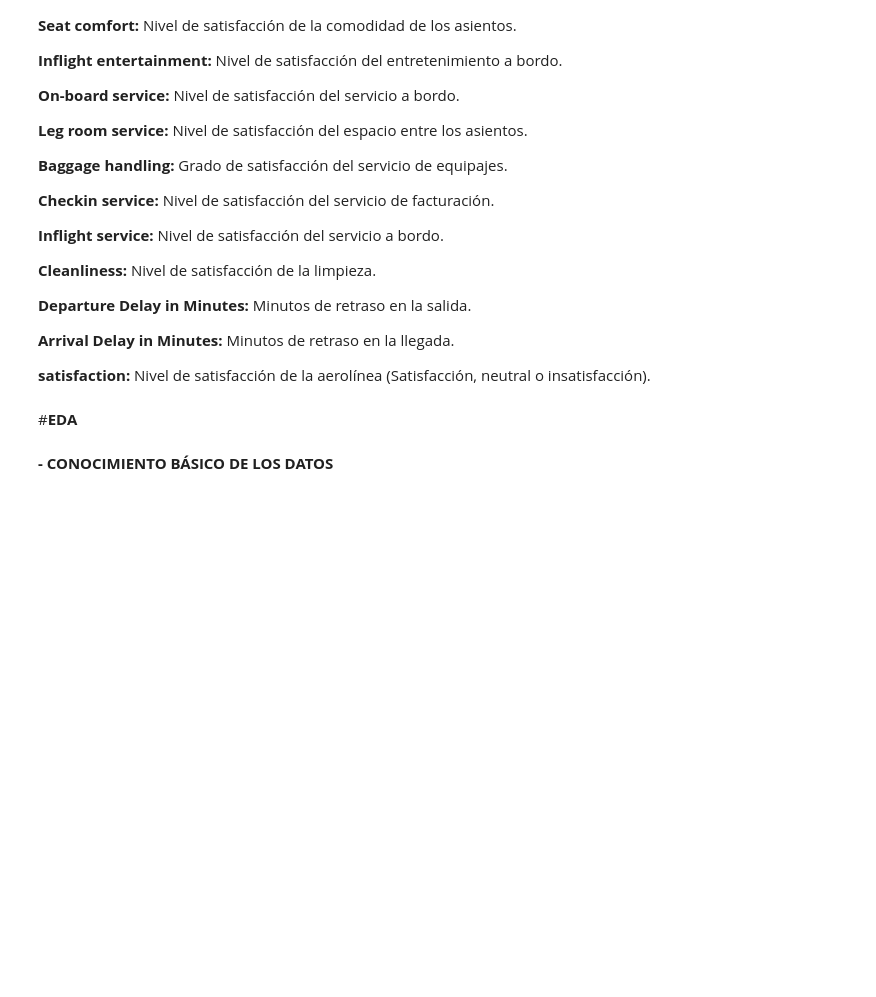
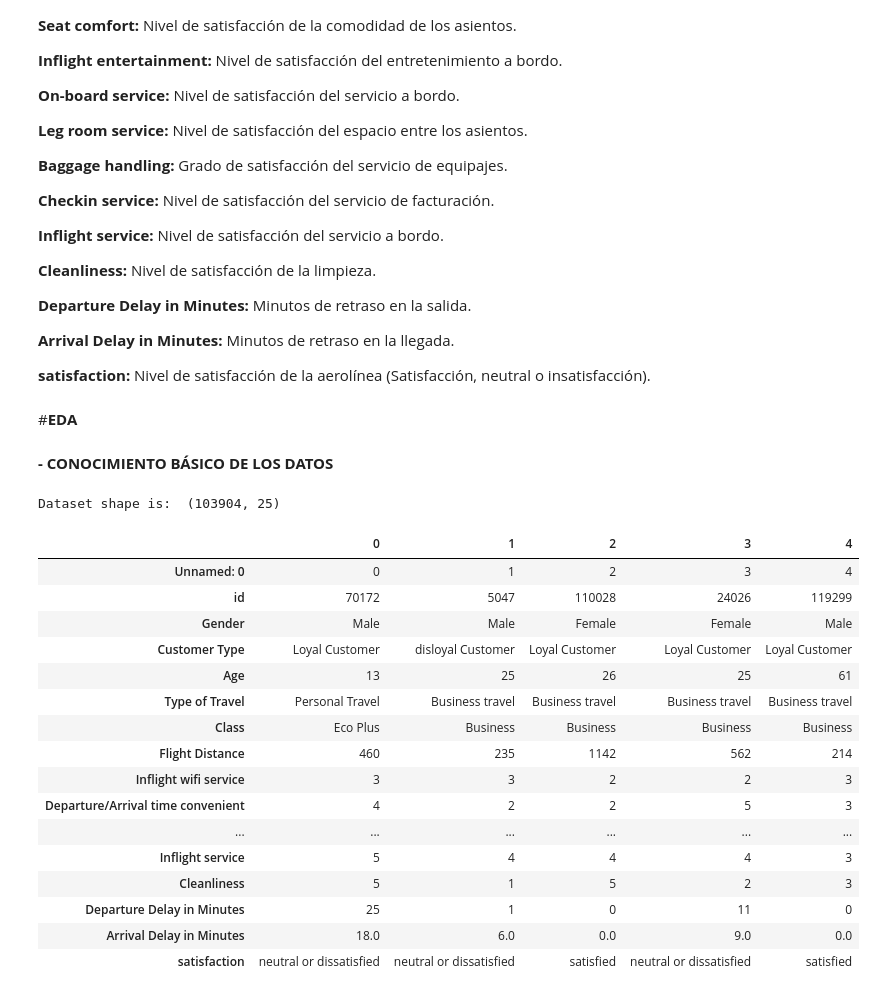
Before and after one commit to AI-School-F5-P2/Airlisnes_5, a Jupyter notebook: Aerolinea_grupo5.ipynb, the cells around one changed output. Drawn from its saved outputs; the diff is of its cells as text; code cells hidden in the pictures; blank space fills up the shorter version.

```diff
--- a/Aerolinea_grupo5.ipynb
+++ b/Aerolinea_grupo5.ipynb
@@ -126,3 +126,27 @@ df.T
 #**EDA**
 # %% [markdown]
 **- CONOCIMIENTO BÁSICO DE LOS DATOS**
+# %%
+print("Dataset shape is: ",df.shape)
+# %% [output]
+Dataset shape is:  (103904, 25)
+# %%
+df.head().T
+# %% [output]
+|  | 0 | 1 | 2 | 3 | 4 |
+| Unnamed: 0 | 0 | 1 | 2 | 3 | 4 |
+| id | 70172 | 5047 | 110028 | 24026 | 119299 |
+| Gender | Male | Male | Female | Female | Male |
+| Customer Type | Loyal Customer | disloyal Customer | Loyal Customer | Loyal Customer | Loyal Customer |
+| Age | 13 | 25 | 26 | 25 | 61 |
+| Type of Travel | Personal Travel | Business travel | Business travel | Business travel | Business travel |
+| Class | Eco Plus | Business | Business | Business | Business |
+| Flight Distance | 460 | 235 | 1142 | 562 | 214 |
+| Inflight wifi service | 3 | 3 | 2 | 2 | 3 |
+| Departure/Arrival time convenient | 4 | 2 | 2 | 5 | 3 |
+| ... | ... | ... | ... | ... | ... |
+| Inflight service | 5 | 4 | 4 | 4 | 3 |
+| Cleanliness | 5 | 1 | 5 | 2 | 3 |
+| Departure Delay in Minutes | 25 | 1 | 0 | 11 | 0 |
+| Arrival Delay in Minutes | 18.0 | 6.0 | 0.0 | 9.0 | 0.0 |
+| satisfaction | neutral or dissatisfied | neutral or dissatisfied | satisfied | neutral or dissatisfied | satisfied |
```
Also changed, not shown: parts of 8 cells of this notebook.
